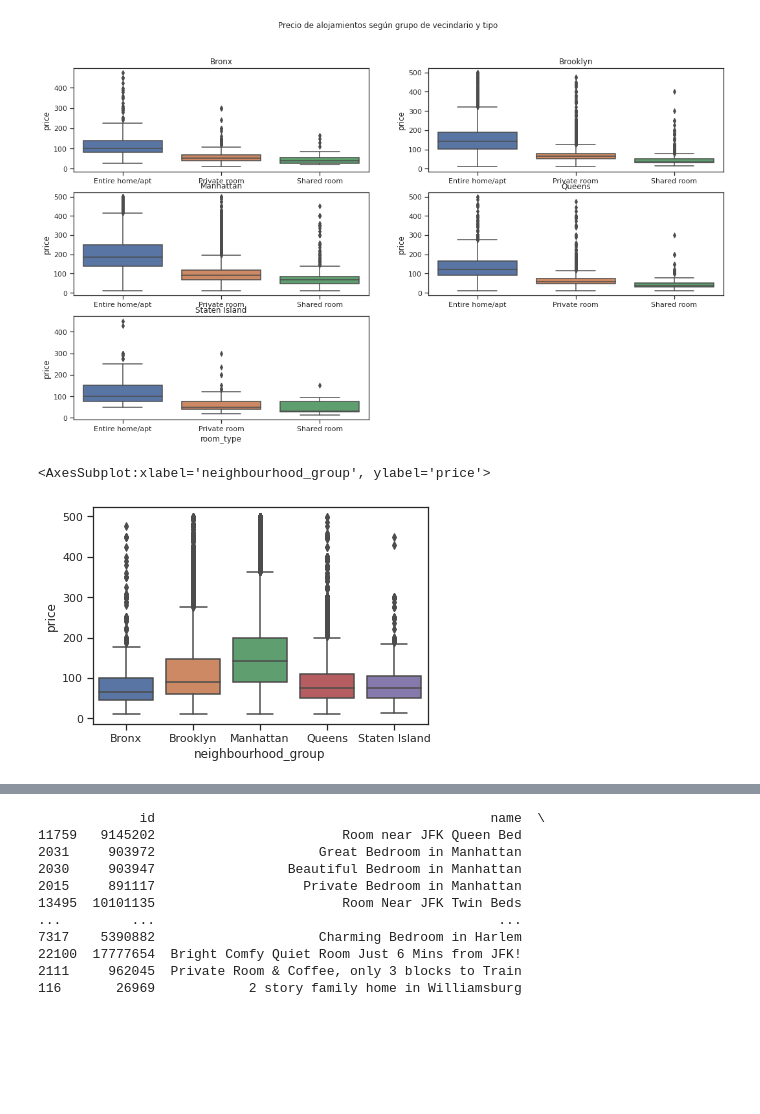
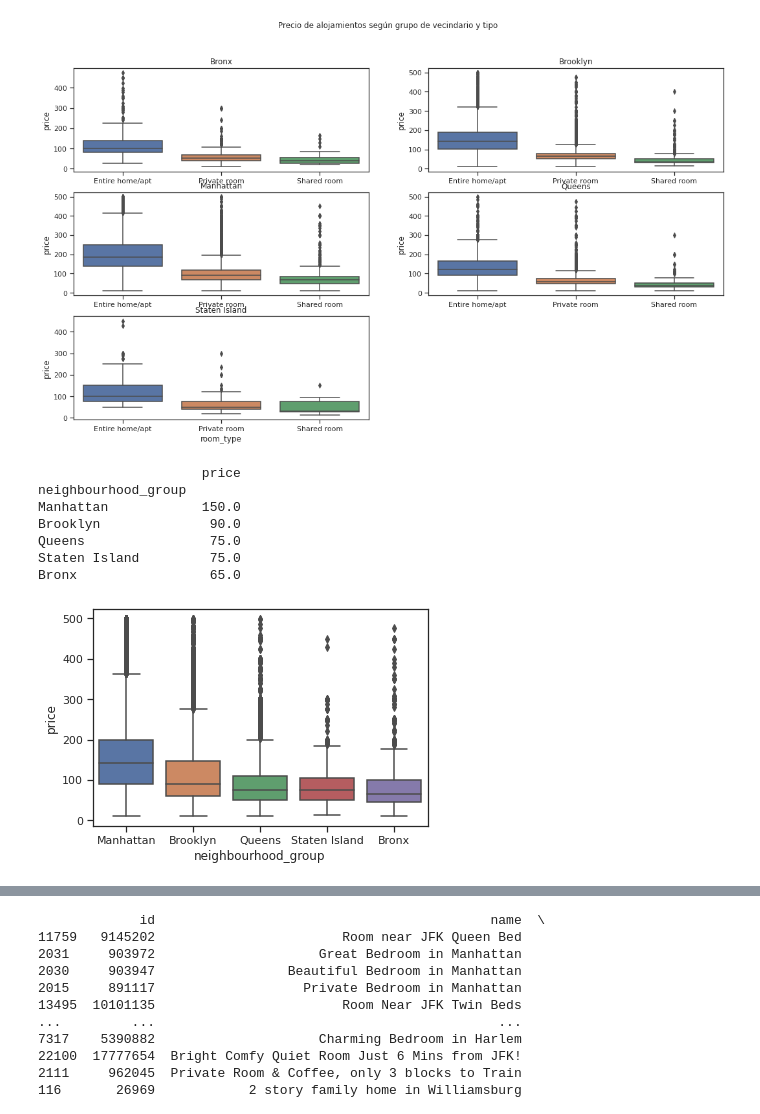
Before and after one commit to RominaGonella/machine-learning-python-template, a Jupyter notebook: src/explore.ipynb, the cells around one changed output, grey strips where cells are left out. Drawn from its saved outputs; the diff is of its cells as text; code cells hidden in the pictures; blank space fills up the shorter version.

```diff
--- a/src/explore.ipynb
+++ b/src/explore.ipynb
@@ -277,14 +290,25 @@ fig.show()
 # %% [output]
 [figure]
 # %%
+# mediana del precio en cada vecindario
+vec_median = df_airbnb[['price', 'neighbourhood_group']].groupby('neighbourhood_group').agg('median').sort_values('price', ascending = False)
+print(vec_median)
+
 # precio según vecindario
-sns.boxplot(df_airbnb['neighbourhood_group'][df_airbnb['price'] < 500], df_airbnb['price'][df_airbnb['price'] < 500])
+sns.boxplot(x = df_airbnb['neighbourhood_group'][df_airbnb['price'] < 500],y = df_airbnb['price'][df_airbnb['price'] < 500], order = vec_median.index)
+plt.show()
 
 # los precios más altos están en general en Manhattan, le sigue Brooklyn
-# los precios en Bronx, Queens y Staten Islands se distribuyen de forma similar
+# los precios en Bronx, Queens y Staten Islands se distribuyen de forma muy similar
 # %% [output]
-<AxesSubplot:xlabel='neighbourhood_group', ylabel='price'>
+                     price
+neighbourhood_group
+Manhattan            150.0
+Brooklyn              90.0
+Queens                75.0
+Staten Island         75.0
+Bronx                 65.0
-[figure, old version]
+[figure, new version]
 # %%
 # anfitriones según cantidad de alojamientos que poseen
 anfit = df_airbnb.groupby('host_id').size()
```
Also changed, not shown: parts of 18 cells of this notebook, 1 other file.
